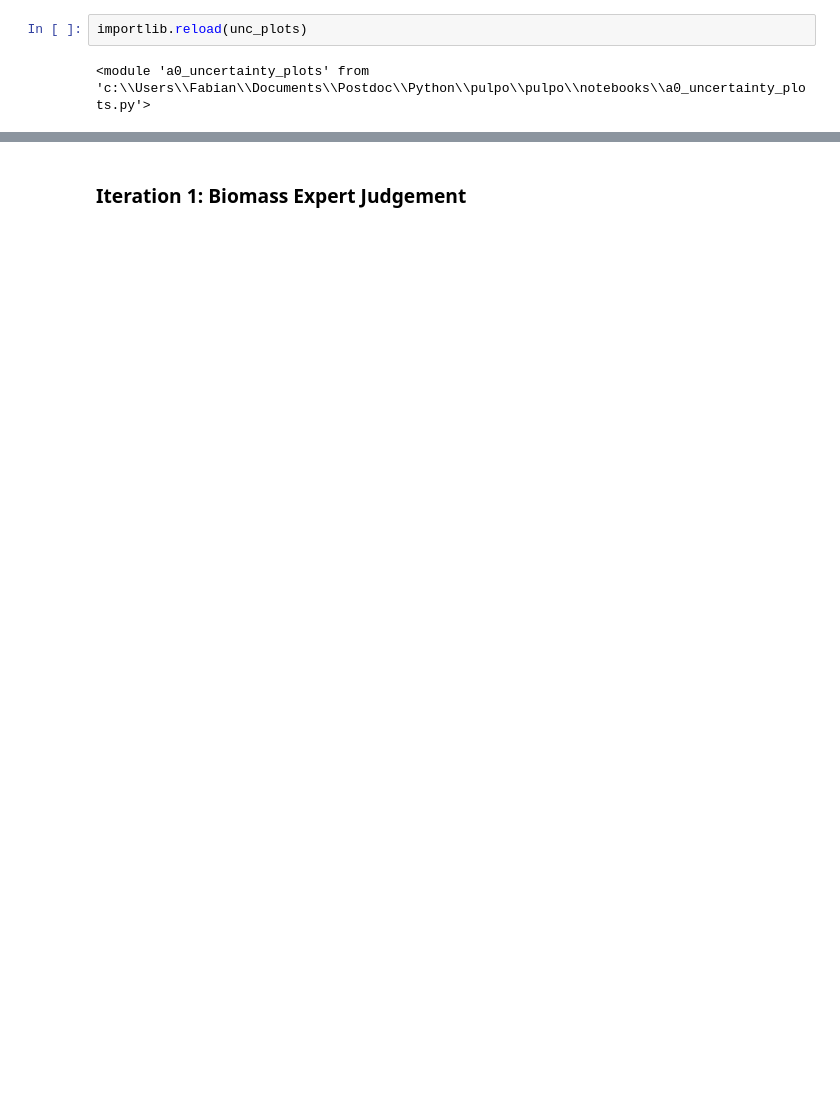
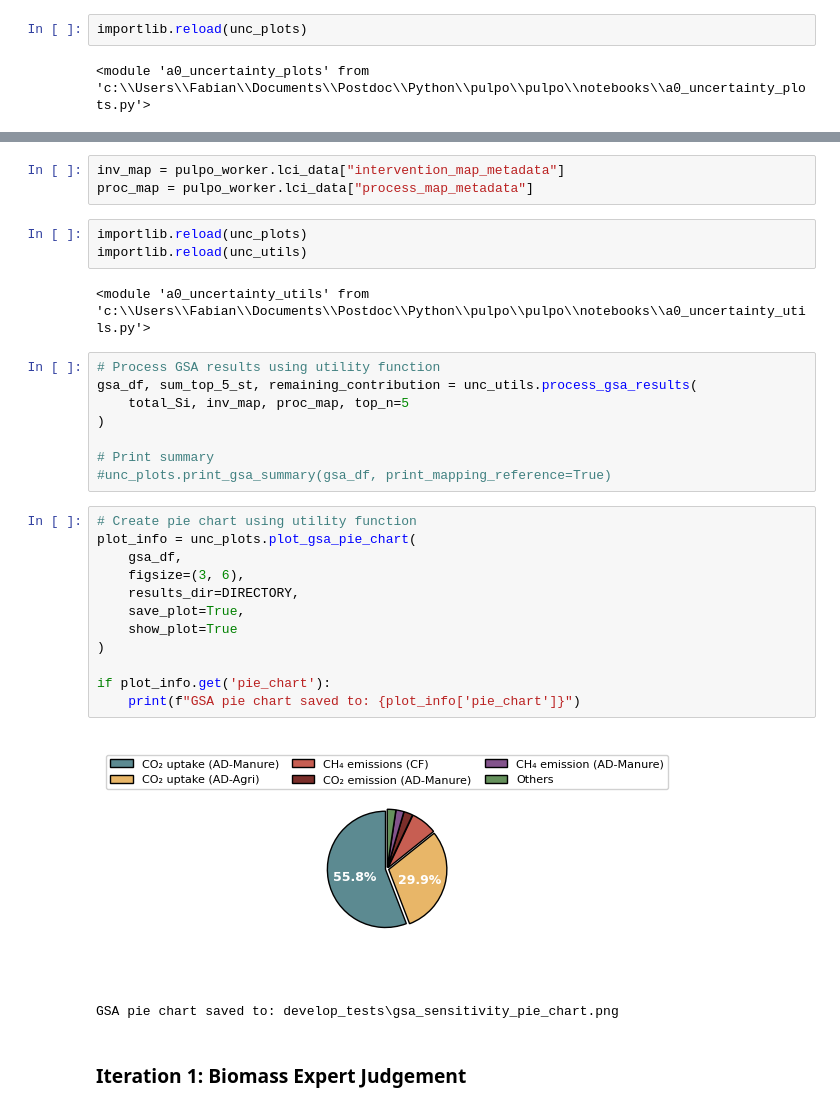
Before and after one commit to flechtenberg/pulpo, a Jupyter notebook: notebooks/01_uncertainty_case copy.ipynb, the cells around one changed output, grey strips where cells are left out. Drawn from its saved outputs; the diff is of its cells as text; blank space fills up the shorter version.

```diff
--- a/notebooks/01_uncertainty_case copy.ipynb
+++ b/notebooks/01_uncertainty_case copy.ipynb
@@ -441,2 +491,33 @@ by grouping the processes by product, we reduce the number of variables to 6
+# %%
+inv_map = pulpo_worker.lci_data["intervention_map_metadata"]
+proc_map = pulpo_worker.lci_data["process_map_metadata"]
+# %%
+importlib.reload(unc_plots)
+importlib.reload(unc_utils)
+# %% [output]
+<module 'a0_uncertainty_utils' from 'c:\\Users\\Fabian\\Documents\\Postdoc\\Python\\pulpo\\pulpo\\notebooks\\a0_uncertainty_utils.py'>
+# %%
+# Process GSA results using utility function
+gsa_df, sum_top_5_st, remaining_contribution = unc_utils.process_gsa_results(
+    total_Si, inv_map, proc_map, top_n=5
+)
+
+# Print summary
+#unc_plots.print_gsa_summary(gsa_df, print_mapping_reference=True)
+# %%
+# Create pie chart using utility function
+plot_info = unc_plots.plot_gsa_pie_chart(
+    gsa_df,
+    figsize=(3, 6),
+    results_dir=DIRECTORY,
+    save_plot=True,
+    show_plot=True
+)
+
+if plot_info.get('pie_chart'):
+    print(f"GSA pie chart saved to: {plot_info['pie_chart']}")
+# %% [output]
+[figure, added]
+GSA pie chart saved to: develop_tests\gsa_sensitivity_pie_chart.png
 # %% [markdown]
 ### Iteration 1: Biomass Expert Judgement
```
Also changed, not shown: parts of 14 cells of this notebook, 2 other files.
